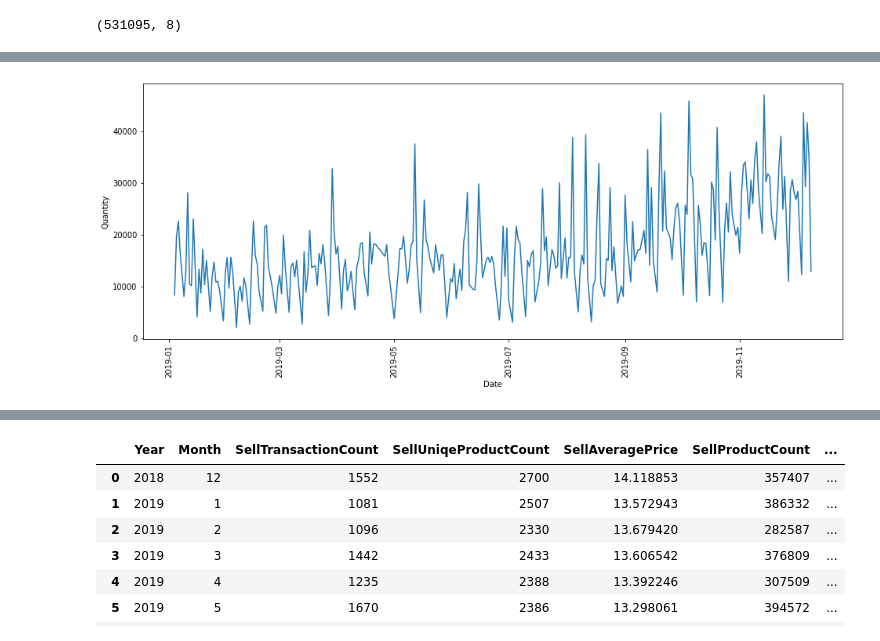
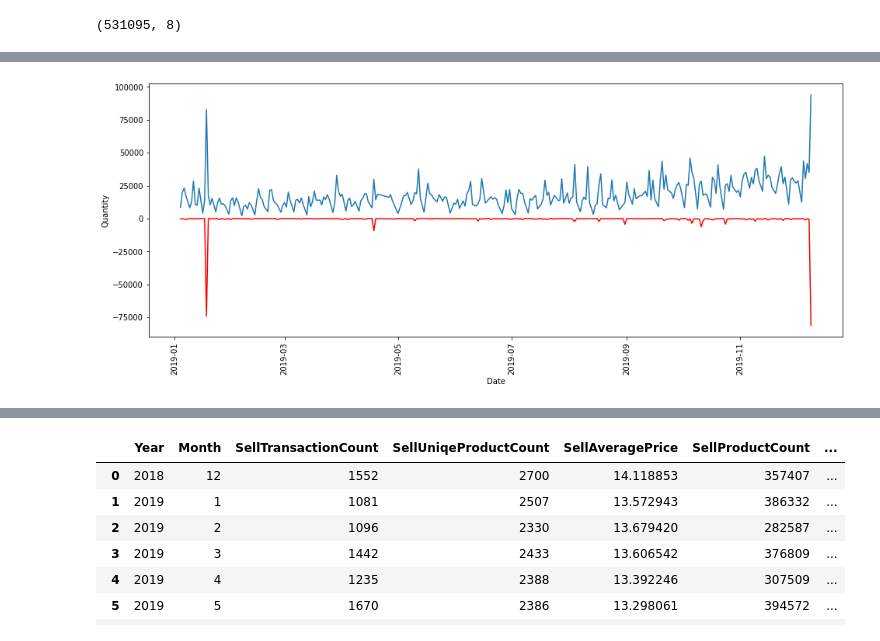
Before and after one commit to alipourmotlagh/E-commerce-Business-Transaction, a Jupyter notebook: product-analytics-e-commerce-business-transaction.ipynb, the cells around one changed output, grey strips where cells are left out. Drawn from its saved outputs; the diff is of its cells as text; code cells hidden in the pictures.

```diff
--- a/product-analytics-e-commerce-business-transaction.ipynb
+++ b/product-analytics-e-commerce-business-transaction.ipynb
@@ -111,12 +111,12 @@ data.head()
 | 4 | 536523 | 2018-12-01 | 22294 | Heart Filigree Dove Small | 11.53 | 24 | 12868 | United Kingdom | ... |
 # %%
 plt.figure(figsize=(16,6))
-test = data[
-     (data['Date']>'2018-12-31')].groupby(['Date'],as_index=False)['Quantity'].sum()
+test_positive = data[(data['Date']>'2018-12-31')&(data['Quantity']>0)].groupby(['Date'],as_index=False)['Quantity'].sum()
+test_negative = data[(data['Date']>'2018-12-31')&(data['Quantity']<0)].groupby(['Date'],as_index=False)['Quantity'].sum()
 
-
-sns.lineplot(test,x='Date',y='Quantity')
+sns.lineplot(test_positive,x='Date',y='Quantity')
+sns.lineplot(test_negative,x='Date',y='Quantity',color='red')
 plt.xticks(rotation=90)
 plt.show()
 # %% [output]
-[figure, old version]
+[figure, new version]
```
Also changed, not shown: parts of 6 cells of this notebook.
